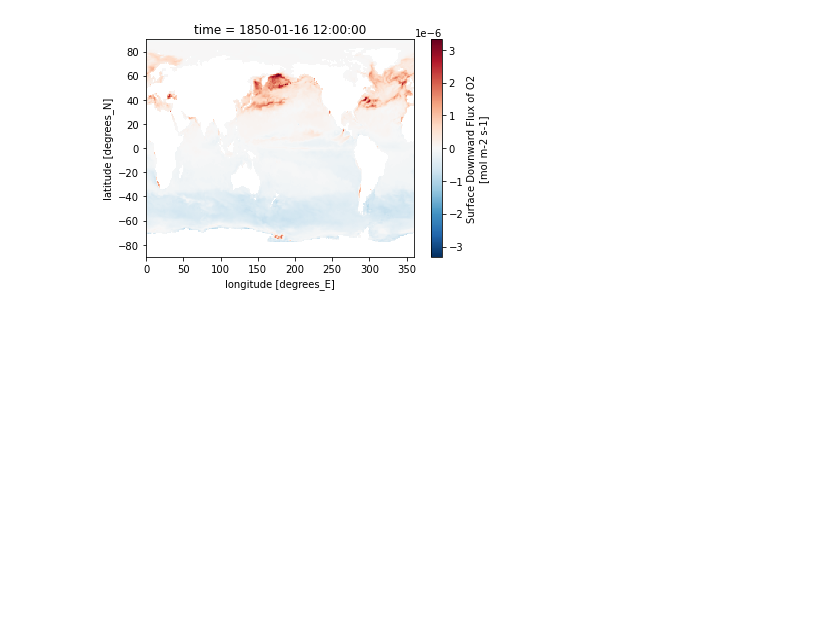
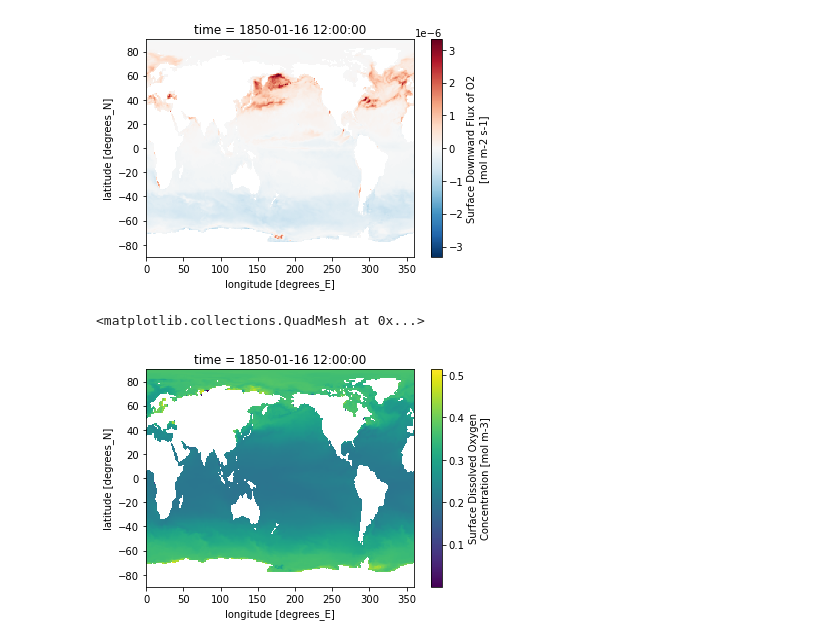
Before and after one commit to gmacgilchrist/oxygen, a Jupyter notebook: notebooks/dev_tracerpercentile_surfacefluxes.ipynb, the cells around one changed output. Cells and saved outputs as stored; diff of their text form; code cells hidden in the pictures; blank space fills up the shorter version.

Commit message:
notebooks to attempt to derive surface flux as a function of percentile

```diff
--- a/notebooks/dev_tracerpercentile_surfacefluxes.ipynb
+++ b/notebooks/dev_tracerpercentile_surfacefluxes.ipynb
@@ -3,10 +6,23 @@ import xarray as xr
 # %%
+# Load oxygen and oxygen flux data
 config_id = 'ESM4_historical_D1'
 rootdir = '/work/gam/zarr/'+config_id+'/'
 filename = 'ocean_cobalt_omip_2d_1x1deg.ts.zarr'
-ds = xr.open_zarr(rootdir+filename)
+ds_2d = xr.open_zarr(rootdir+filename)
+filename = 'ocean_cobalt_omip_sfc_1x1deg.ts.zarr'
+ds_sfc = xr.open_zarr(rootdir+filename)
+ds = xr.merge([ds_2d,ds_sfc])
+# Load grid file
+pp = '/archive/oar.gfdl.cmip6/ESM4/DECK/'+config_id+'/gfdl.ncrc4-intel16-prod-openmp/pp'
+ppname = 'ocean_cobalt_omip_2d_1x1deg'
+grid = gu.core.open_static(pp,ppname)
 # %%
 ds['fgo2'].isel(time=0).plot()
 # %% [output]
 <matplotlib.collections.QuadMesh at 0x...>
 [figure]
+# %%
+ds['o2os'].isel(time=0).plot()
+# %% [output]
+<matplotlib.collections.QuadMesh at 0x...>
+[figure, added]
```
Also changed, not shown: parts of 7 cells of this notebook, 1 other file.
